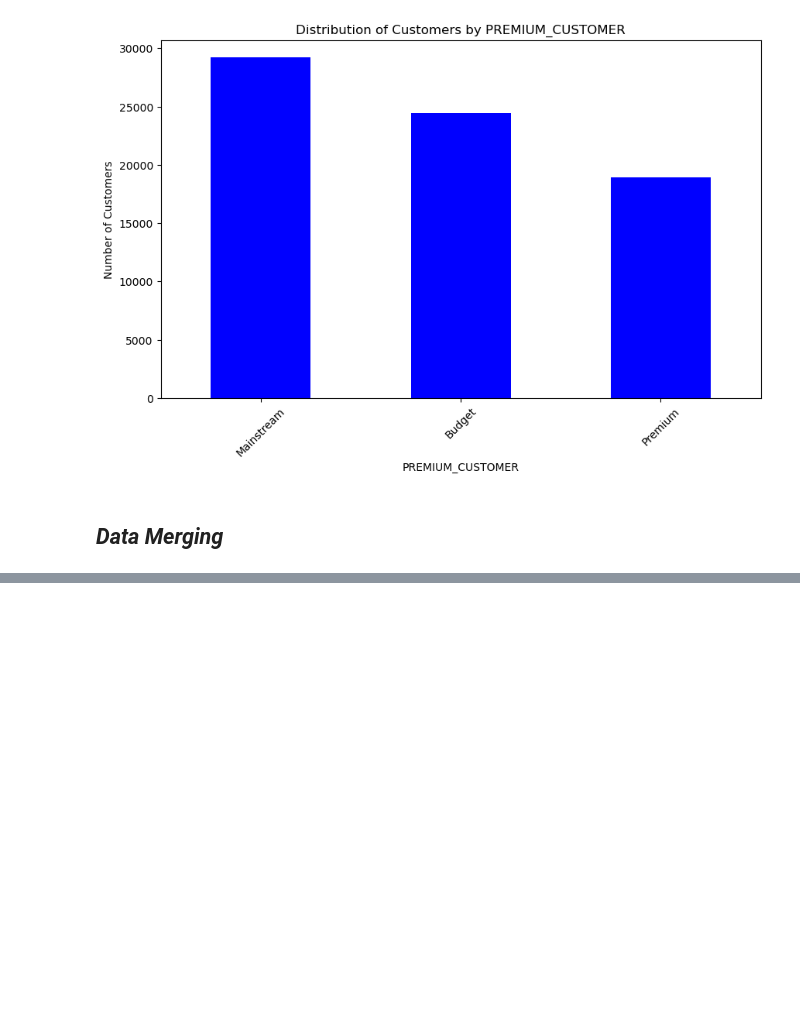
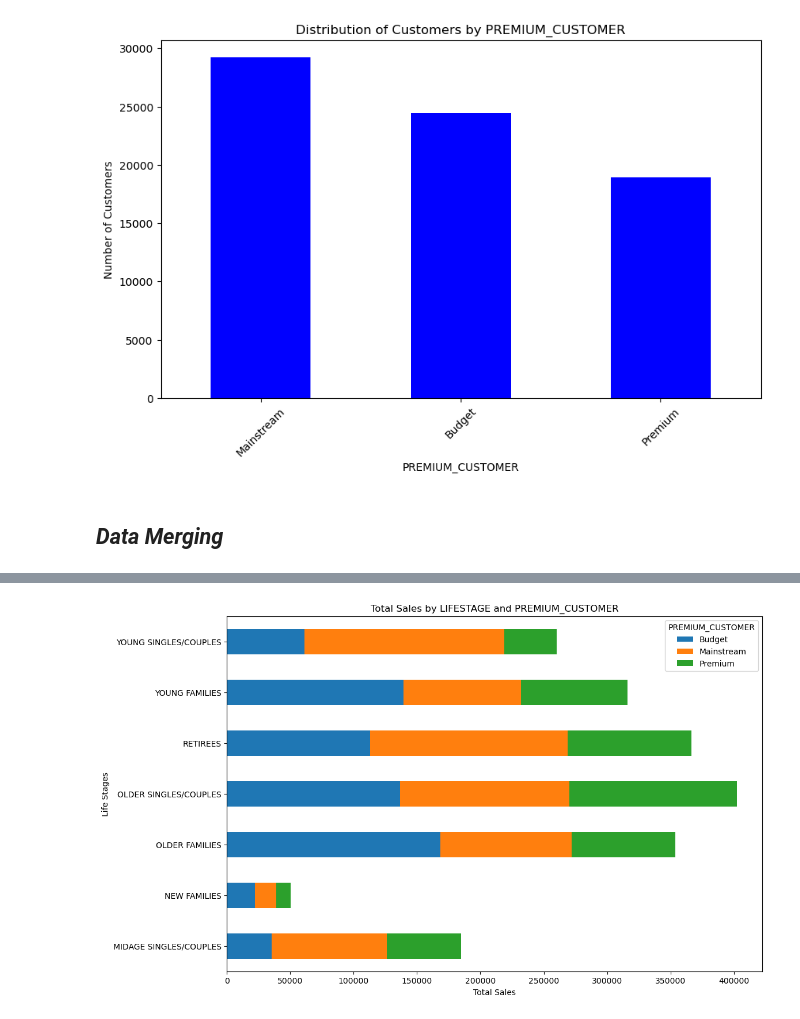
Before and after one commit to JanickVision27/Quantium_DataAnalysis_Project, a Jupyter notebook: Data Analysis First Section.ipynb, the cells around one changed output, grey strips where cells are left out. Drawn from its saved outputs; the diff is of its cells as text; code cells hidden in the pictures; blank space fills up the shorter version.

```diff
--- a/Data Analysis First Section.ipynb
+++ b/Data Analysis First Section.ipynb
@@ -281,0 +391,21 @@ merged_df.head()
+# %%
+import matplotlib.pyplot as plt
+
+import seaborn as sns
+
+# Load the merged data if not already loaded
+merged_df = pd.read_csv('merged_data.csv')
+
+# Ensure DATE is datetime
+merged_df['DATE'] = pd.to_datetime(merged_df['DATE'])
+
+# 1. Bar Chart: Total Sales by LIFESTAGE and PREMIUM_CUSTOMER
+sales_by_segment = merged_df.groupby(['LIFESTAGE', 'PREMIUM_CUSTOMER'])['TOT_SALES'].sum().unstack()
+sales_by_segment.plot(kind='barh', figsize=(12, 8), stacked=True)
+plt.title('Total Sales by LIFESTAGE and PREMIUM_CUSTOMER')
+plt.xlabel('Total Sales')
+plt.ylabel('Life Stages')
+plt.legend(title='PREMIUM_CUSTOMER')
+plt.show()
+# %% [output]
+[figure, added]
```
Also changed, not shown: parts of 11 cells of this notebook, 1 other file.
